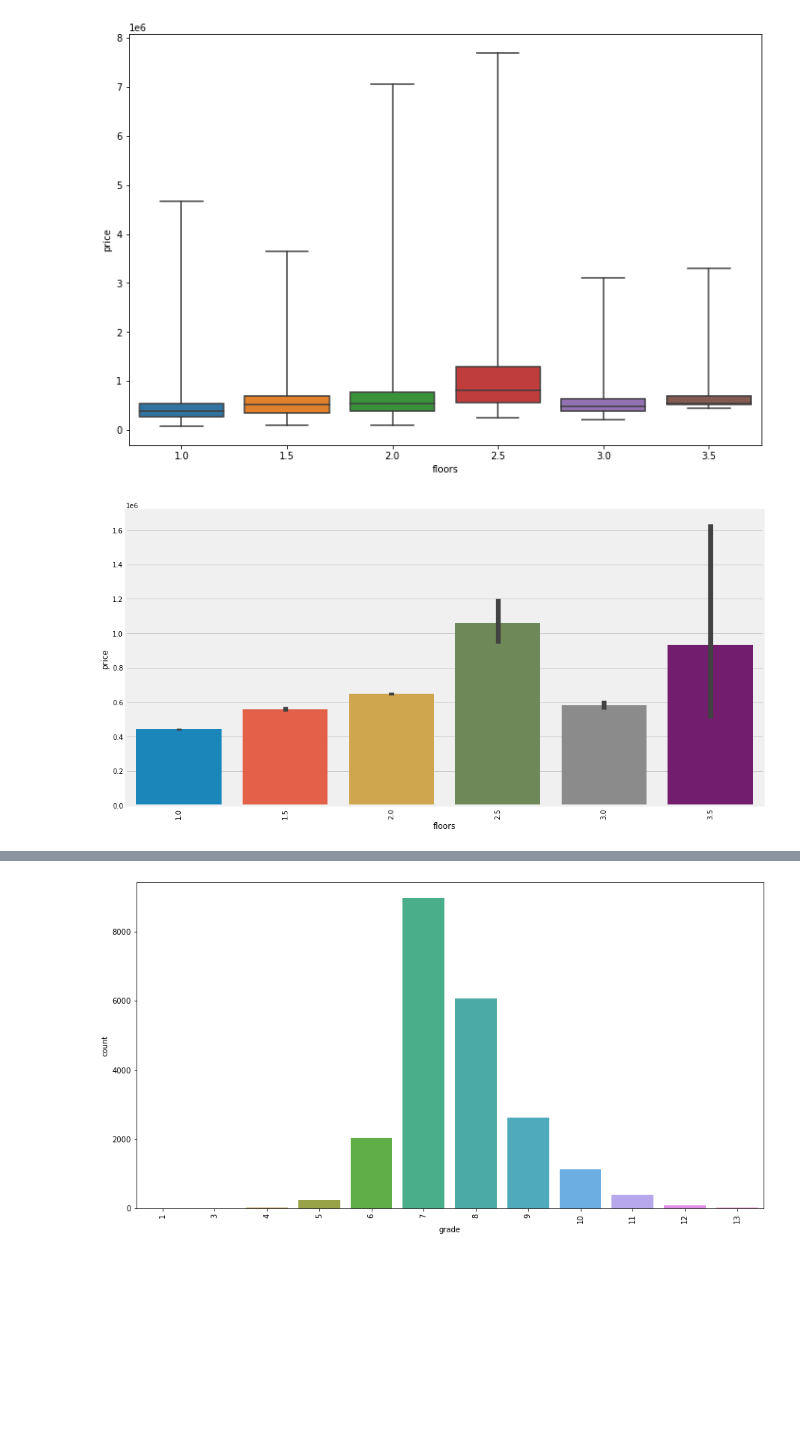
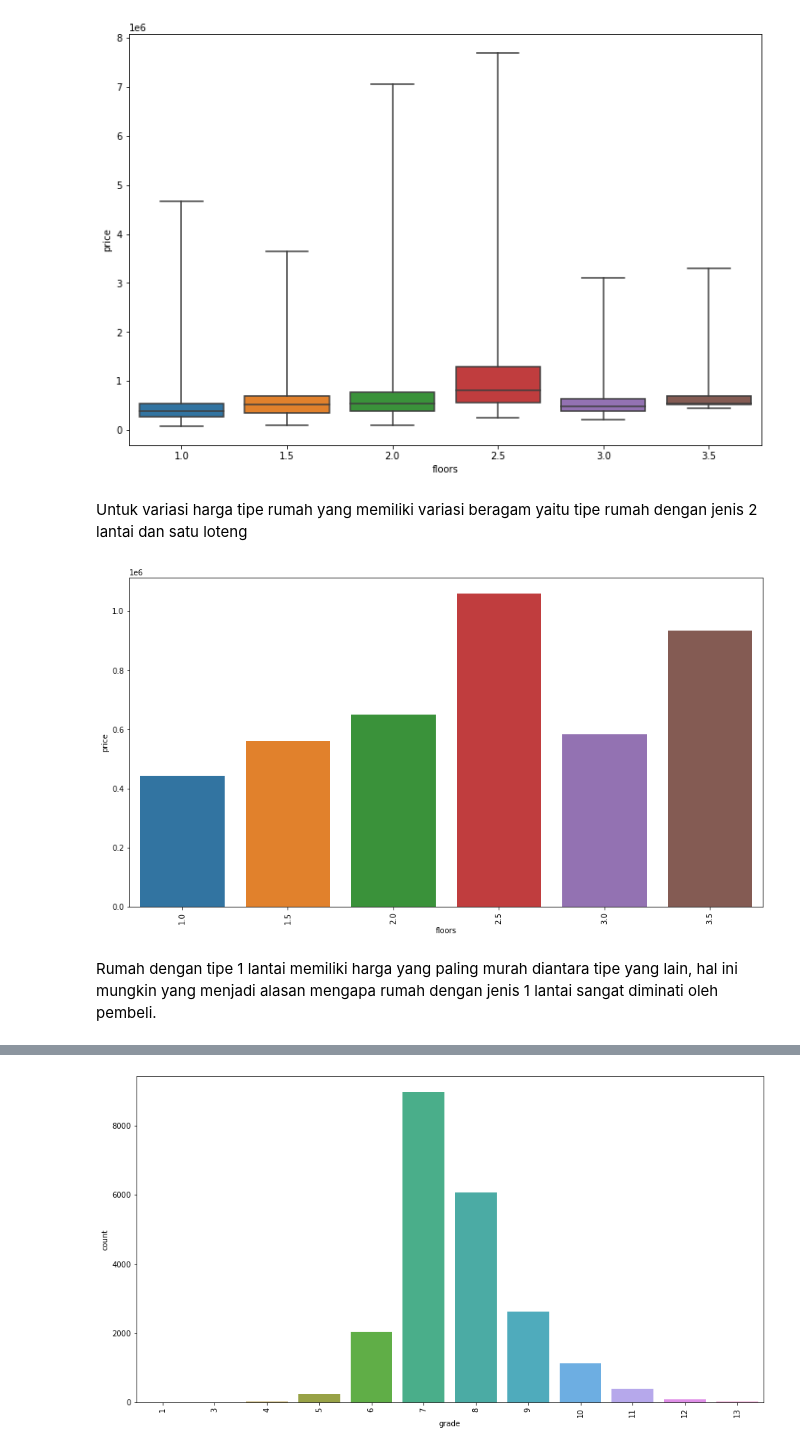
Before and after one commit to rbymln/Sale_House_Project, a Jupyter notebook: EDA King House.ipynb, the cells around one changed output, grey strips where cells are left out. Drawn from its saved outputs; the diff is of its cells as text; code cells hidden in the pictures; blank space fills up the shorter version.

```diff
--- a/EDA King House.ipynb
+++ b/EDA King House.ipynb
@@ -54,5 +56 @@ df['year'] = df['date'].dt.year
-# %%
-df.drop(columns=['date_sales'],inplace=True,axis=1)
-# %%
-df['month'] = df['date'].dt.year
 # %%
@@ -117,0 +122,12 @@ Pada tahun 1940-an America mengalami krisi keungan yang cukup parah pasca dimula
+# %%
+plt.style.use('fivethirtyeight')
+plt.figure(figsize = (10, 6))
+
+x = df_2014['month']
+y = df_2014['price']
+
+plt.plot(x, y, 'blue')
+plt.title('Performance of sales in 2014',color='k', size=20)
+plt.xlabel('Month',color='r', size=15)
+plt.ylabel('Property Price',color='r', size=15)
+plt.grid();
@@ -117,0 +146,13 @@ Pada tahun 1940-an America mengalami krisi keungan yang cukup parah pasca dimula
+# %%
+plt.style.use('fivethirtyeight')
+plt.figure(figsize = (10, 6))
+
+x = df_2015['month']
+y = df_2015['price']
+
+plt.plot(x, y, 'blue')
+plt.title('Performance of sales in 2015',color='k', size=20)
+plt.xlim(1,6)
+plt.xlabel('Month',color='r', size=15)
+plt.ylabel('Property Price',color='r', size=15)
+plt.grid();
@@ -136,11 +193,15 @@ plt.figure(figsize=(12,8))
 sns.boxplot(x='floors',y="price" ,data=df,whis=(0,100));
 # %% [output]
 [figure]
+# %% [markdown]
+Untuk variasi harga tipe rumah yang memiliki variasi beragam yaitu tipe rumah dengan jenis 2 lantai dan satu loteng
 # %%
 plt.figure(figsize=(15,8))
-sns.barplot(x="floors",y="price",data=df)
+sns.barplot(x="floors",y="price",data=df,ci=None)
 plt.xticks(rotation=90);
 # %% [output]
-[figure, old version]
+[figure, new version]
+# %% [markdown]
+Rumah dengan tipe 1 lantai memiliki harga yang paling murah diantara tipe yang lain, hal ini mungkin yang menjadi alasan mengapa rumah dengan jenis 1 lantai sangat diminati oleh pembeli.
 # %%
 plt.figure(figsize=(15,8))
```
Also changed, not shown: parts of 30 cells of this notebook, 2 other files.
